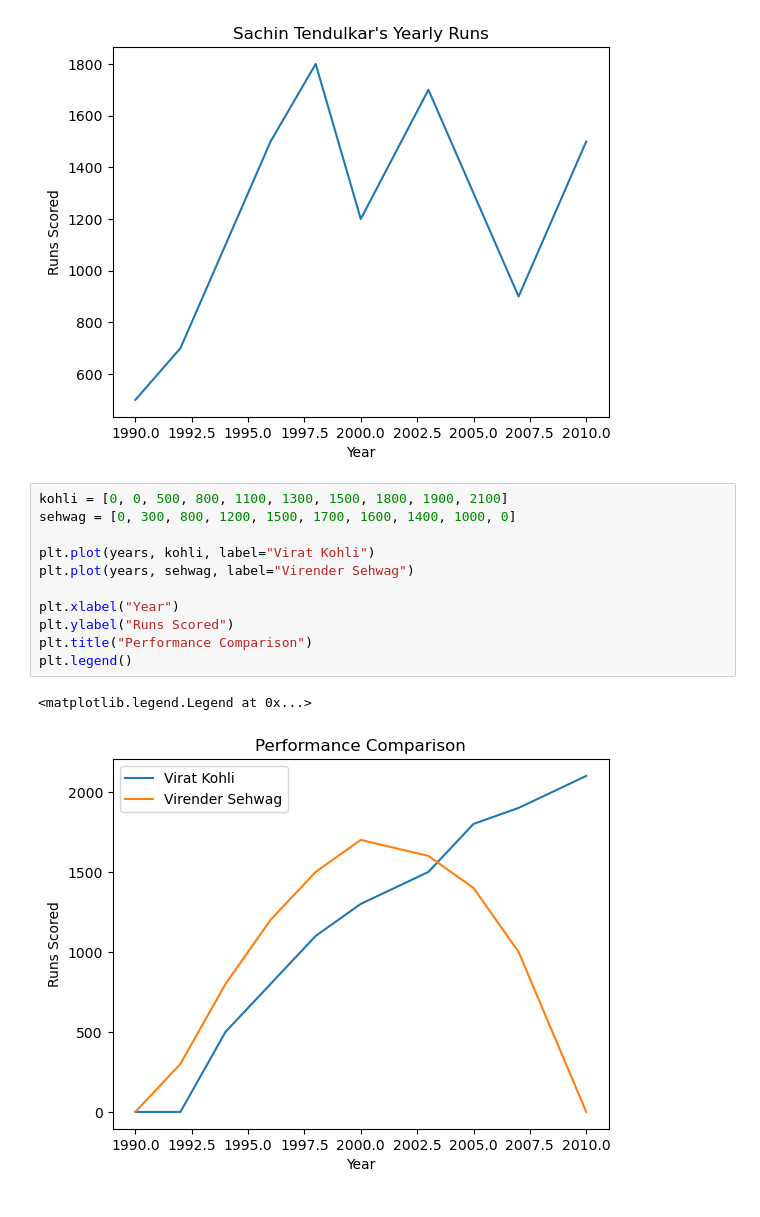
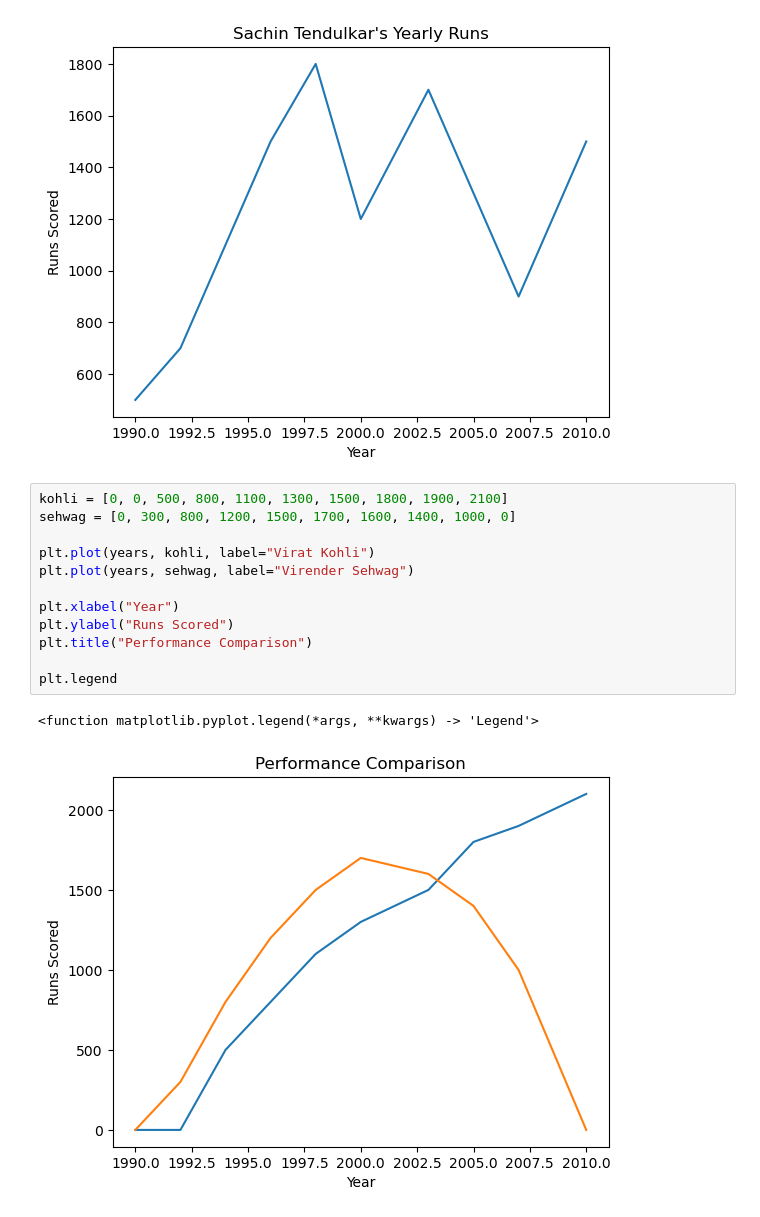
Before and after one commit to nisha-ojha/Introduction-to-Matplotlib, a Jupyter notebook: Intro_Matplotlib.ipynb, the cells around one changed output. Cells and saved outputs as stored; diff of their text form.

Commit message:
Plotting Charts with Matplotlib

```diff
--- a/Intro_Matplotlib.ipynb
+++ b/Intro_Matplotlib.ipynb
@@ -24,14 +24,15 @@ Text(0.5, 1.0, "Sachin Tendulkar's Yearly Runs")
 # %%
 kohli = [0, 0, 500, 800, 1100, 1300, 1500, 1800, 1900, 2100]
 sehwag = [0, 300, 800, 1200, 1500, 1700, 1600, 1400, 1000, 0]
 
 plt.plot(years, kohli, label="Virat Kohli")
 plt.plot(years, sehwag, label="Virender Sehwag")
 
 plt.xlabel("Year")
 plt.ylabel("Runs Scored")
 plt.title("Performance Comparison")
-plt.legend()
+
+plt.legend
 # %% [output]
-<matplotlib.legend.Legend at 0x...>
+<function matplotlib.pyplot.legend(*args, **kwargs) -> 'Legend'>
-[figure, old version]
+[figure, new version]
```
Also changed, not shown: parts of 5 cells of this notebook.
